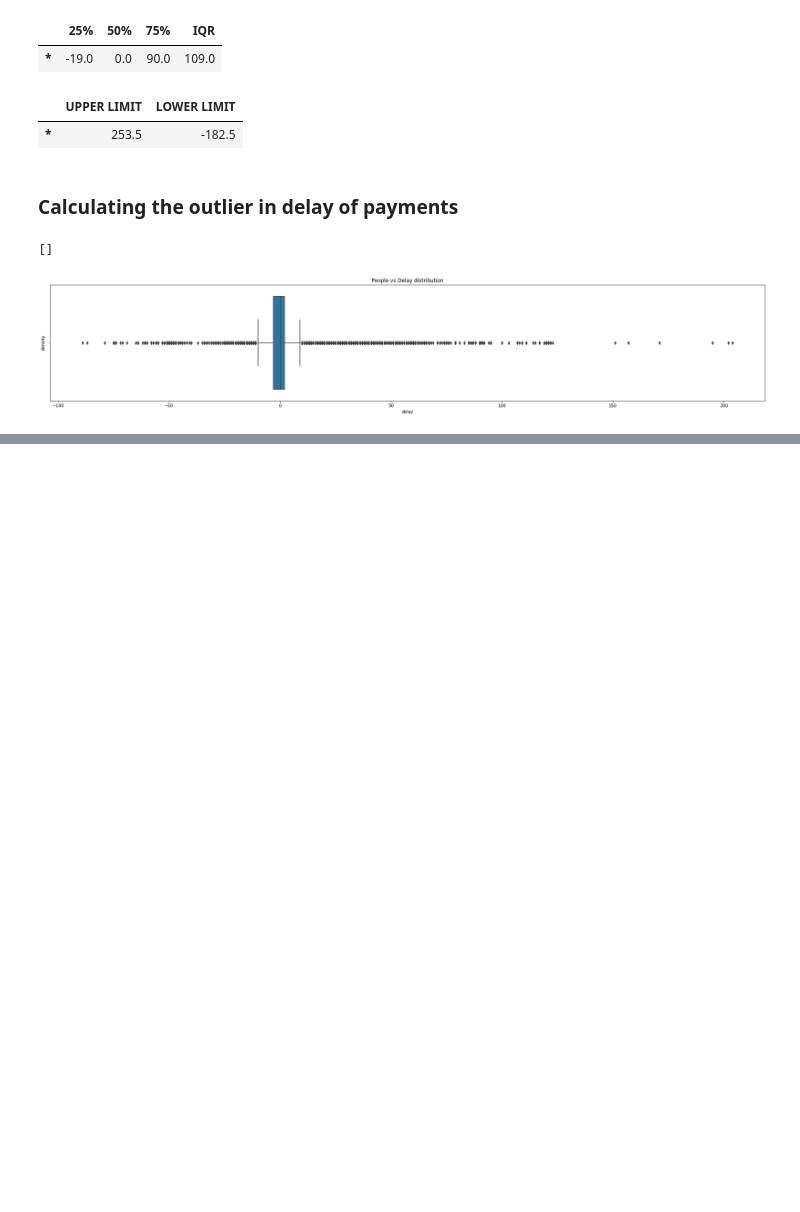
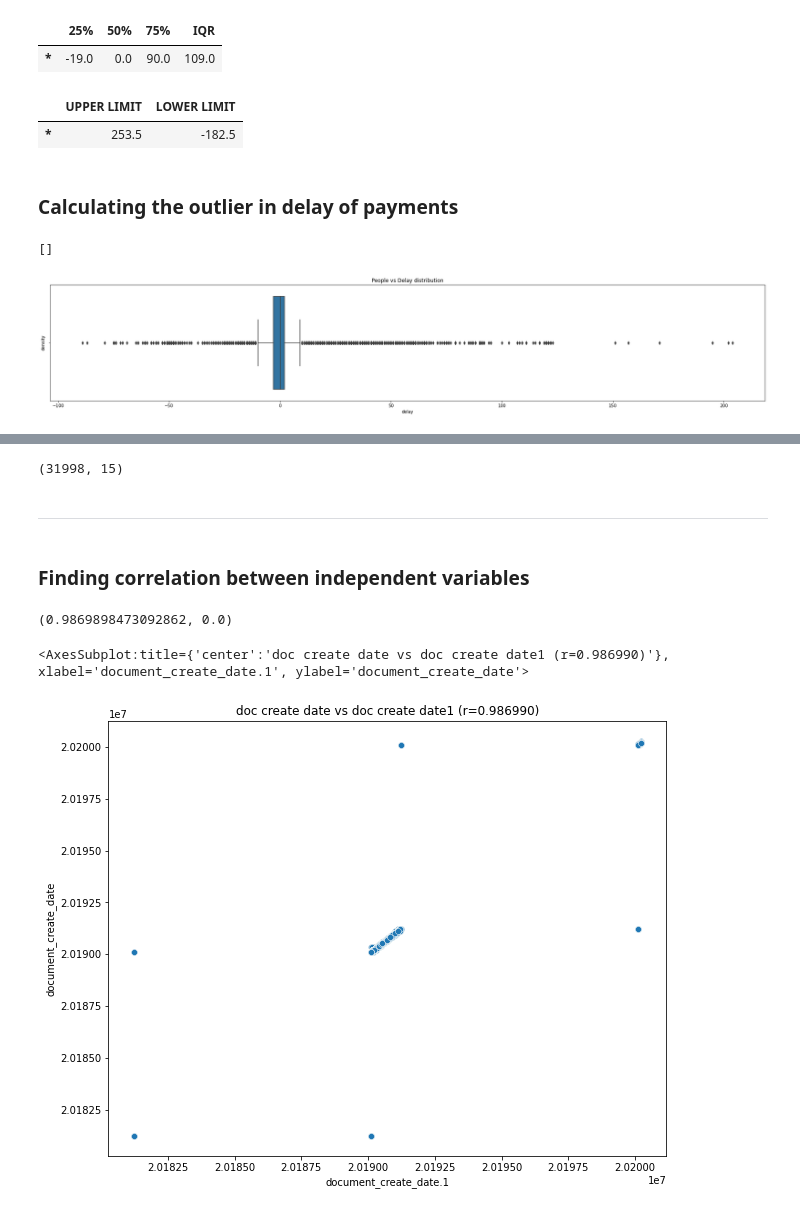
Before and after one commit to nooobcoder/HighRadiusTraining, a Jupyter notebook: project1/final.ipynb, the cells around one changed output, grey strips where cells are left out. Drawn from its saved outputs; the diff is of its cells as text; code cells hidden in the pictures; blank space fills up the shorter version.

```diff
--- a/project1/final.ipynb
+++ b/project1/final.ipynb
@@ -479,0 +633,8 @@ plt.show()
+# %%
+X_train.shape
+# %% [output]
+(31998, 15)
+# %% [markdown]
+---
+# %% [markdown]
+### Finding correlation between independent variables
@@ -479,0 +643,11 @@ plt.show()
+# %%
+pearsonr(doc_c_dt, doc_c_dt2)
+# %% [output]
+(0.9869898473092862, 0.0)
+# %%
+plt.figure(figsize=(10, 8))
+plt.title("doc create date vs doc create date1 (r={0:02f})".format(pearsonr(doc_c_dt, doc_c_dt2)[0]))
+sns.scatterplot(x=doc_c_dt, y=doc_c_dt2, data=df_clear_date)
+# %% [output]
+<AxesSubplot:title={'center':'doc create date vs doc create date1 (r=0.986990)'}, xlabel='document_create_date.1', ylabel='document_create_date'>
+[figure, added]
```
Also changed, not shown: parts of 76 cells of this notebook.
